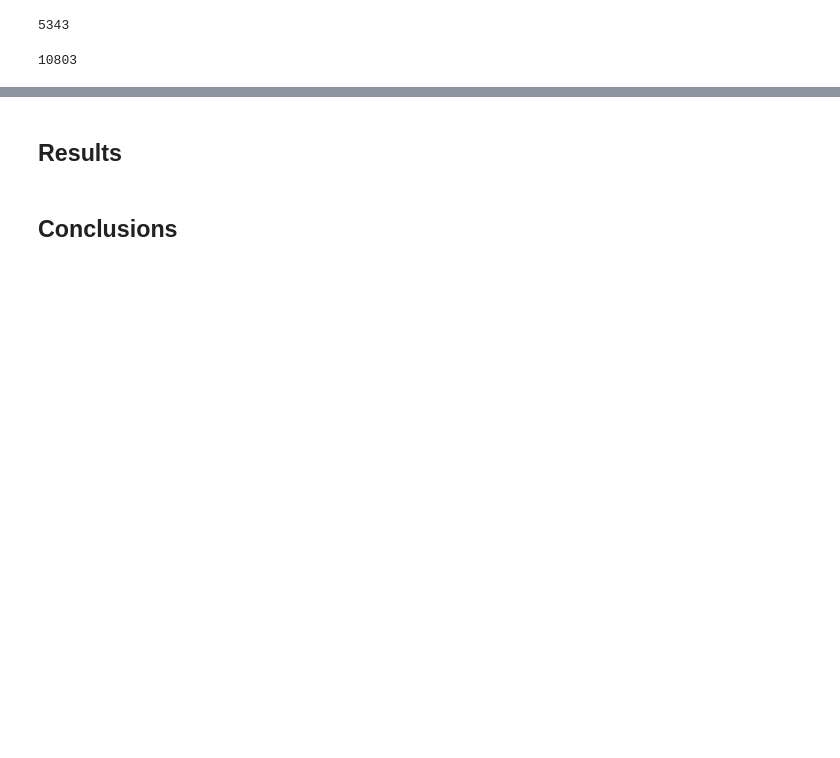
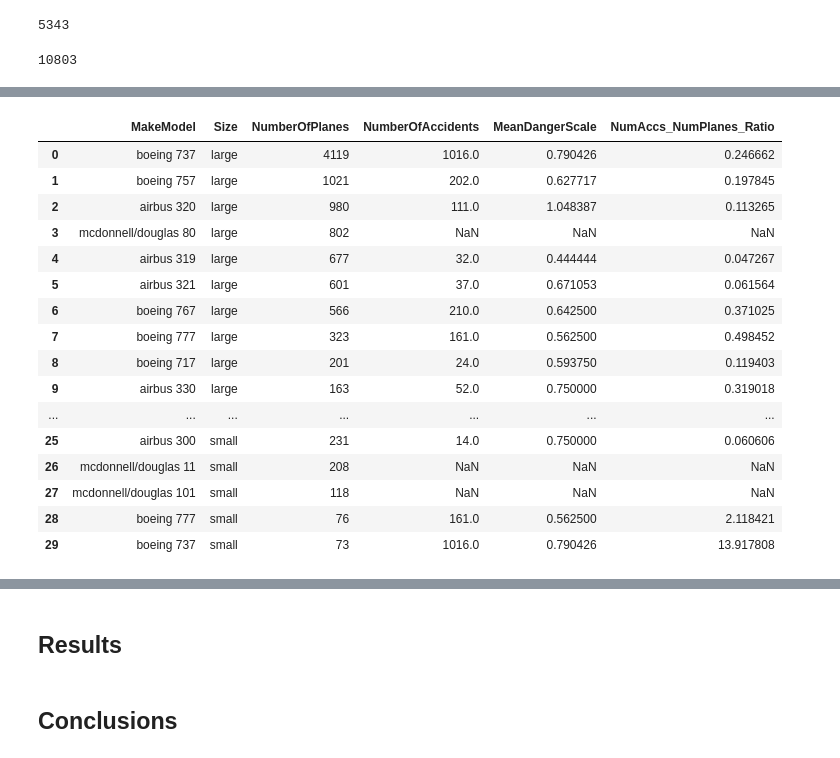
Before and after one commit to SamBen804/Aviation-Recommendations, a Jupyter notebook: Aviation_Recommendations_Exploratory_Analysis.ipynb, the cells around one changed output, grey strips where cells are left out. Drawn from its saved outputs; the diff is of its cells as text; code cells hidden in the pictures; blank space fills up the shorter version.

```diff
--- a/Aviation_Recommendations_Exploratory_Analysis.ipynb
+++ b/Aviation_Recommendations_Exploratory_Analysis.ipynb
@@ -701,0 +884,14 @@ plane_type_df['NUMBER_OF_SEATS'].value_counts().sort_index()[100:].sum()
+# %%
+model_x = plane_type_df['MODEL'].astype(str).apply(lambda x: x.strip().replace('-', '').replace('/', '').lower())
+model_x = model_x.apply(lambda x: ''.join(filter(str.isdigit, str(x))))
+model_x = model_x.apply(lambda x: x[:3])
+
+dummy = plane_type_df['MANUFACTURER'] + ' ' + model_x + ' ' + plane_type_df['PLANE_TYPE']
+small_dummy = dummy[dummy.str.contains('small')]
+medium_dummy = dummy[dummy.str.contains('medium')]
+large_dummy = dummy[dummy.str.contains('large')]
+small_top10_dummy = small_dummy.value_counts()[:10]
+medium_top10_dummy = medium_dummy.value_counts()[:10]
+large_top10_dummy = large_dummy.value_counts()[:10]
+for top10 in [small_top10_dummy, medium_top10_dummy, large_top10_dummy]:
+    display(top10)
@@ -701,0 +1009,4 @@ plane_type_df['NUMBER_OF_SEATS'].value_counts().sort_index()[100:].sum()
+# %%
+aviation_addfeature3['Model_Dummy'] = aviation_addfeature3['Model'].astype(str).apply(lambda x: x.strip().replace('-', '').replace('/', '').lower())
+aviation_addfeature3['Model_Dummy'] = aviation_addfeature3['Model_Dummy'].apply(lambda x: ''.join(filter(str.isdigit, str(x))))
+aviation_addfeature3['Model_Dummy'] = aviation_addfeature3['Model_Dummy'].apply(lambda x: x[:3])
@@ -701,0 +1065,3 @@ plane_type_df['NUMBER_OF_SEATS'].value_counts().sort_index()[100:].sum()
+# %%
+aviation_addfeature3['Make-Model-Dummy'] = aviation_addfeature3['Make'] + ' ' + aviation_addfeature3['Model_Dummy']
+aviation_addfeature3
@@ -701,0 +1088,8 @@ plane_type_df['NUMBER_OF_SEATS'].value_counts().sort_index()[100:].sum()
+# %%
+makes_and_models = data_for_tableau['MakeModel'].to_list()
+mean_danger = []
+for mnm in makes_and_models:
+    df = aviation_addfeature3[['Make-Model-Dummy', 'Danger.Scale']]
+    mean_danger.append(df[df['Make-Model-Dummy'] == mnm].mean()[0])
+data_for_tableau['MeanDangerScale'] = mean_danger
+data_for_tableau
@@ -701,0 +1114,21 @@ plane_type_df['NUMBER_OF_SEATS'].value_counts().sort_index()[100:].sum()
+# %%
+data_for_tableau['NumAccs_NumPlanes_Ratio'] = data_for_tableau['NumberOfAccidents'] / data_for_tableau['NumberOfPlanes']
+data_for_tableau
+# %% [output]
+|  | MakeModel | Size | NumberOfPlanes | NumberOfAccidents | MeanDangerScale | NumAccs_NumPlanes_Ratio |
+| 0 | boeing 737 | large | 4119 | 1016.0 | 0.790426 | 0.246662 |
+| 1 | boeing 757 | large | 1021 | 202.0 | 0.627717 | 0.197845 |
+| 2 | airbus 320 | large | 980 | 111.0 | 1.048387 | 0.113265 |
+| 3 | mcdonnell/douglas 80 | large | 802 | NaN | NaN | NaN |
+| 4 | airbus 319 | large | 677 | 32.0 | 0.444444 | 0.047267 |
+| 5 | airbus 321 | large | 601 | 37.0 | 0.671053 | 0.061564 |
+| 6 | boeing 767 | large | 566 | 210.0 | 0.642500 | 0.371025 |
+| 7 | boeing 777 | large | 323 | 161.0 | 0.562500 | 0.498452 |
+| 8 | boeing 717 | large | 201 | 24.0 | 0.593750 | 0.119403 |
+| 9 | airbus 330 | large | 163 | 52.0 | 0.750000 | 0.319018 |
+| ... | ... | ... | ... | ... | ... | ... |
+| 25 | airbus 300 | small | 231 | 14.0 | 0.750000 | 0.060606 |
+| 26 | mcdonnell/douglas 11 | small | 208 | NaN | NaN | NaN |
+| 27 | mcdonnell/douglas 101 | small | 118 | NaN | NaN | NaN |
+| 28 | boeing 777 | small | 76 | 161.0 | 0.562500 | 2.118421 |
+| 29 | boeing 737 | small | 73 | 1016.0 | 0.790426 | 13.917808 |
```
Also changed, not shown: parts of 48 cells of this notebook, 3 other files.
